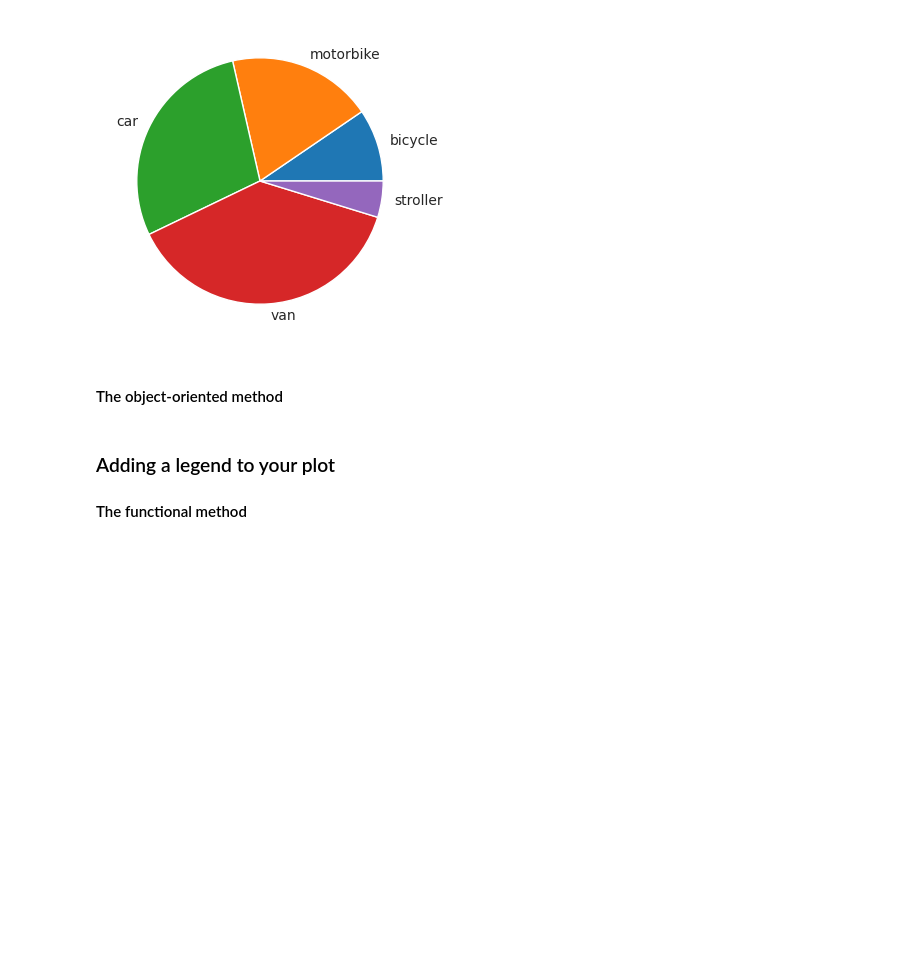
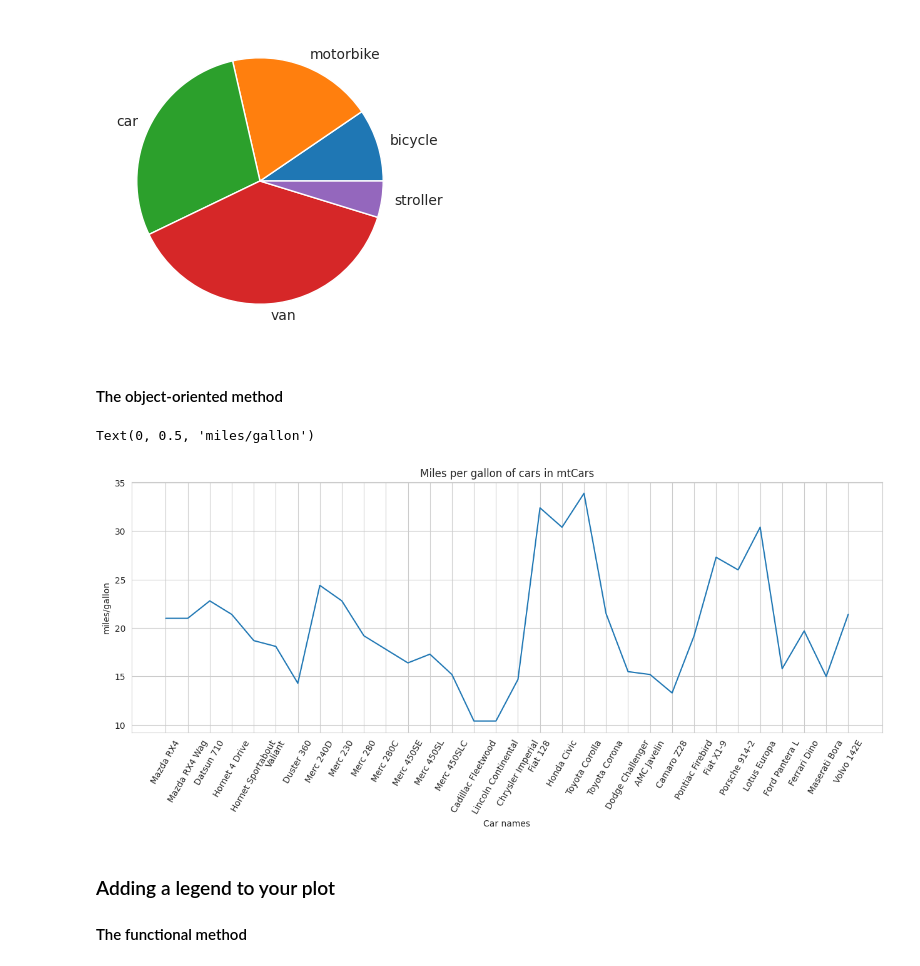
Before and after one commit to MaryWagura/python_for_deep_learning, a Jupyter notebook: notebooks/04_05b.ipynb, the cells around one changed output. Drawn from its saved outputs; the diff is of its cells as text; code cells hidden in the pictures; blank space fills up the shorter version.

```diff
--- a/notebooks/04_05b.ipynb
+++ b/notebooks/04_05b.ipynb
@@ -10,7 +10,7 @@ from pylab import rcParams
 import seaborn as sb
 # %%
 %matplotlib inline
-rcParams['figure.figsize'] = 8,4
+rcParams['figure.figsize'] = 12,4
 sb.set_style('whitegrid')
 # %% [markdown]
 ### Labeling plot features
@@ -38,18 +38,25 @@ plt.show()
 # %%
 address = '/home/clauds/PycharmProjects/python-for-data-science-and-machine-learning-essential-training-part/data/mtcars.csv'
 
 cars = pd.read_csv(address)
 cars.columns = ['car_names', 'mpg', 'cyl', 'disp', 'hp', 'drat', 'wat', 'qsec', 'vs', 'am', 'gear', 'carb']
 
 mpg = cars.mpg
 fig = plt.figure()
 ax = fig.add_axes([.1, .1, 1, 1])
 
 mpg.plot()
 
 ax.set_xticks(range(32))
 
 ax.set_xticklabels(cars.car_names, rotation=60, fontsize='medium')
+
+ax.set_title('Miles per gallon of cars in mtCars')
+ax.set_xlabel('Car names')
+ax.set_ylabel('miles/gallon')
+# %% [output]
+Text(0, 0.5, 'miles/gallon')
+[figure, added]
 # %% [markdown]
 ### Adding a legend to your plot
 #### The functional method
```
